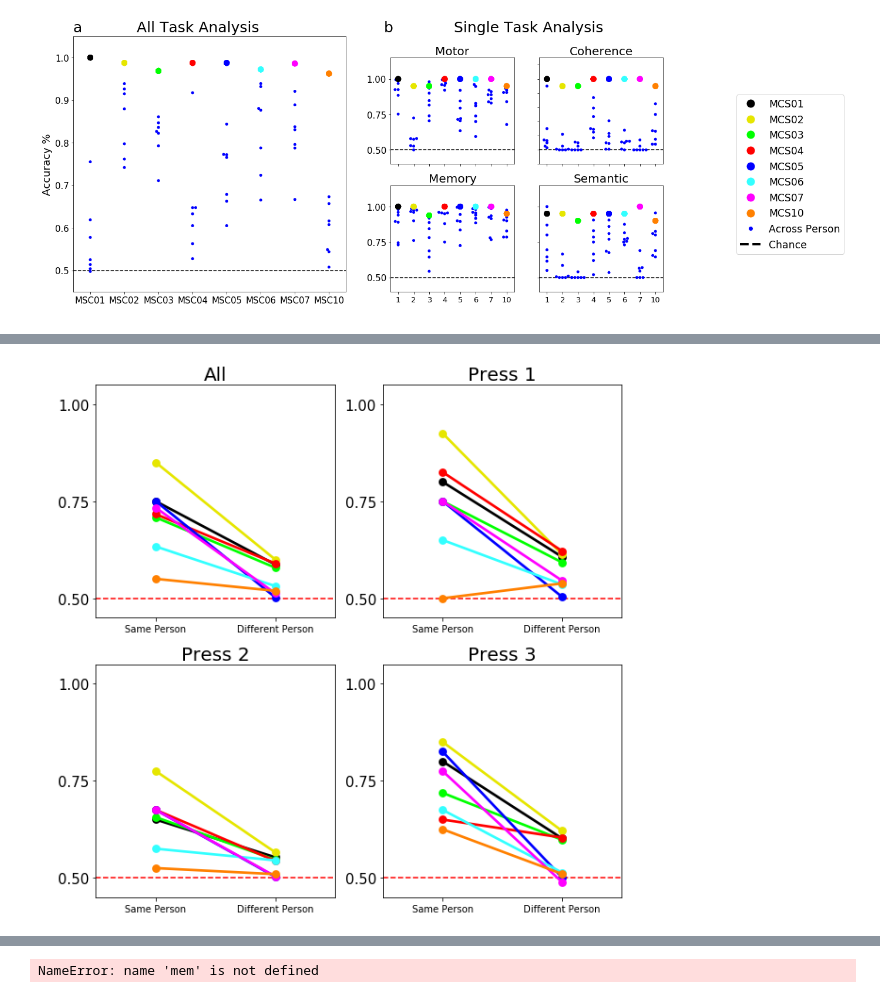
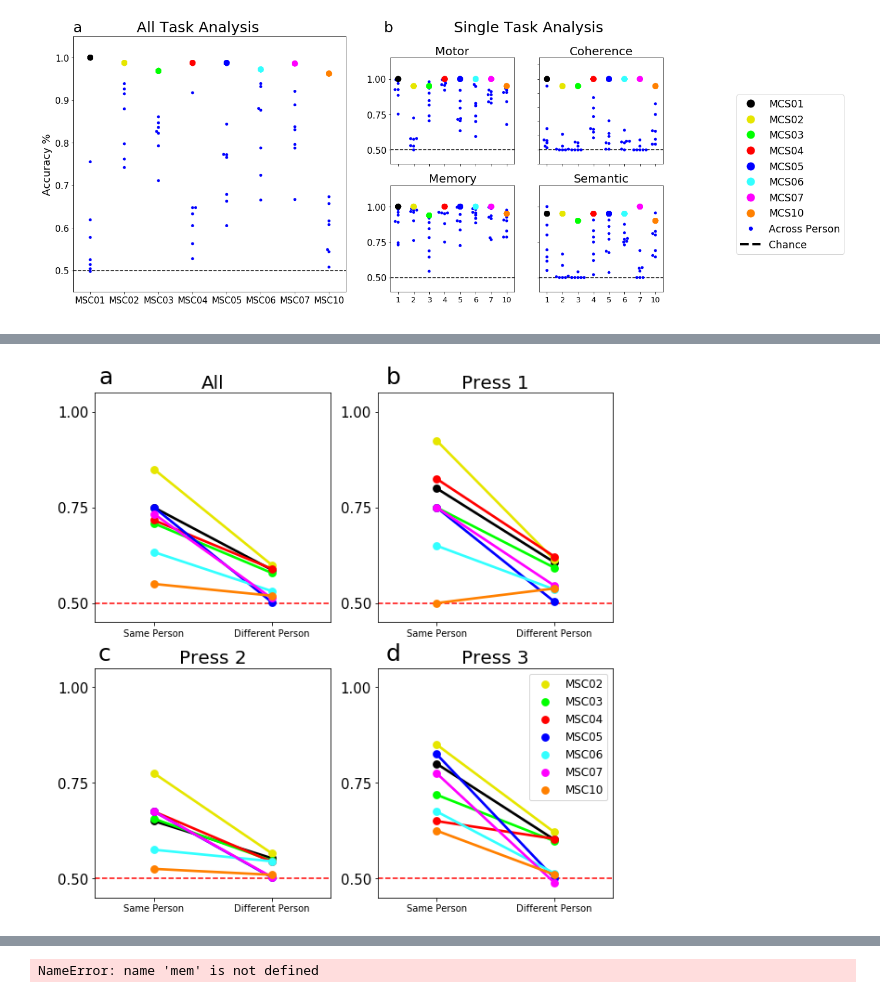
Before and after one commit to GrattonLab/Porteretal_taskprediction, a Jupyter notebook: code/pyScripts/Figures/FinalFigures.ipynb, the cells around one changed output, grey strips where cells are left out. Drawn from its saved outputs; the diff is of its cells as text; code cells hidden in the pictures.

```diff
--- a/code/pyScripts/Figures/FinalFigures.ipynb
+++ b/code/pyScripts/Figures/FinalFigures.ipynb
@@ -718,9 +719,22 @@ plt.savefig(figsDir+'MC_ALL_CVDS_point_plots.png', bbox_inches='tight')
 memPres=pd.read_csv(thisDir+'Ridge/single_task/mem_pres_acc.csv',usecols=['train_sub','task','same_sub','diff_sub'])
 mem=pd.melt(memPres,id_vars=['train_sub','task'],value_vars=['same_sub','diff_sub'],var_name='Analysis',value_name='acc')
 # %%
+#sns.set(rc={"figure.figsize": (6, 6)})
+#np.random.seed(sum(map(ord, "palettes")))
+
 fig = plt.figure(figsize=(10,10),constrained_layout=False)
 gs00 = fig.add_gridspec(nrows=2, ncols=2)
-
+MSCList=['1','2','3','4','5','6','7','10']
+MSC_colors=np.array([[0, 0, 0],[0.9, 0.9, 0],[0, 1, 0],[1, 0, 0],[0, 0, 1],[0.2, 1, 1],[1, 0, 1],[1, 0.5, 0]])
+MSCdict=dict(zip(MSCList, [mcolors.to_rgba(m) for m in MSC_colors]))
+mcolors.get_named_colors_mapping().update(MSCdict)
+pres1_idx=np.where((SS_f['train_task']=='pres1') | (SS_f['test_task']=='pres1'))
+pres2_idx=np.where((SS_f['train_task']=='pres2') | (SS_f['test_task']=='pres2'))
+pres3_idx=np.where((SS_f['train_task']=='pres3') | (SS_f['test_task']=='pres3'))
+fig.text(.13, .893, 'a',fontsize=25)
+fig.text(.56, .893, 'b',fontsize=25)
+fig.text(.13, .48, 'c',fontsize=25)
+fig.text(.56, .48, 'd',fontsize=25)
 ax1=fig.add_subplot(gs00[0,0])
 ax=sns.pointplot(x="Analysis",y="acc", hue="train_sub", ci=None, data=SS_f, ax=ax1, order=['same_sub','diff_sub'], color='r', palette=['1','2','3','4','5','6','7','10'])
 ax.set_xticklabels(['Same Person','Different Person'])
@@ -736,7 +750,7 @@ ax.axhline(.5, ls='--',color='red')
 
 #press1
 ax1=fig.add_subplot(gs00[0,1])
-ax=sns.pointplot(x="Analysis",y="acc", hue="train_sub", ci=None, data=SS_f[SS_f['train_task']=='pres1'], ax=ax1, order=['same_sub','diff_sub'], color='r', palette=['1','2','3','4','5','6','7','10'])
+ax=sns.pointplot(x="Analysis",y="acc", hue="train_sub", ci=None, data=SS_f.loc[pres1_idx], ax=ax1, order=['same_sub','diff_sub'], color='r', palette=['1','2','3','4','5','6','7','10'])
 ax.set_xticklabels(['Same Person','Different Person'])
 ax.legend_.remove()
 ax.set_title('Press 1', fontsize=20, pad=5)
@@ -748,37 +762,39 @@ ax.set(ylim=(.45, 1.05))
 ax.tick_params('y',labelsize=15)
 ax.axhline(.5, ls='--',color='red')
 
 #press2
 ax1=fig.add_subplot(gs00[1,0])
-ax=sns.pointplot(x="Analysis",y="acc", hue="train_sub", ci=None, data=SS_f[SS_f['train_task']=='pres2'], ax=ax1, order=['same_sub','diff_sub'], color='r', palette=['1','2','3','4','5','6','7','10'])
+ax=sns.pointplot(x="Analysis",y="acc", hue="train_sub", ci=None, data=SS_f.loc[pres2_idx], ax=ax1, order=['same_sub','diff_sub'], color='r', palette=['1','2','3','4','5','6','7','10'])
 ax.set_xticklabels(['Same Person','Different Person'])
 ax.legend_.remove()
 ax.set_title('Press 2', fontsize=20, pad=5)
 plt.xlabel('')
 plt.ylabel(' ')
 y=[.5,.75,1.0]
 plt.yticks(y)
 ax.set(ylim=(.45, 1.05))
 ax.tick_params('y',labelsize=15)
 ax.axhline(.5, ls='--',color='red')
 
 
 #press3
 ax1=fig.add_subplot(gs00[1,1])
-ax=sns.pointplot(x="Analysis",y="acc", hue="train_sub", ci=None, data=SS_f[SS_f['train_task']=='pres3'], ax=ax1, order=['same_sub','diff_sub'], color='r', palette=['1','2','3','4','5','6','7','10'])
+ax=sns.pointplot(x="Analysis",y="acc", hue="train_sub", ci=None, data=SS_f.loc[pres3_idx], ax=ax1, order=['same_sub','diff_sub'], color='r', palette=['1','2','3','4','5','6','7','10'])
 ax.set_xticklabels(['Same Person','Different Person'])
-ax.legend_.remove()
+#ax.legend_.remove()
+handles, labels = ax.get_legend_handles_labels()
+ax.legend(handles=handles[1:], labels=labels[1:],loc='upper right',fontsize='large')
 ax.set_title('Press 3', fontsize=20, pad=5)
 plt.xlabel('')
 plt.ylabel(' ')
 y=[.5,.75,1.0]
 plt.yticks(y)
 ax.set(ylim=(.45, 1.05))
 ax.tick_params('y',labelsize=15)
 ax.axhline(.5, ls='--',color='red')
 plt.savefig(figsDir+'diffSub_point_plots.png', bbox_inches='tight')
 # %% [output]
-[figure, old version]
+[figure, new version]
 # %%
 memSep=pd.read_csv(thisDir+'Ridge/single_task/sep_mem_pres_accCG.csv',usecols=['train_sub','train_task','test_task','test_sub','same_sub','diff_sub'])
 #SS=memSep.loc[336:]
```
Also changed, not shown: parts of 7 cells of this notebook, 8 other files.
